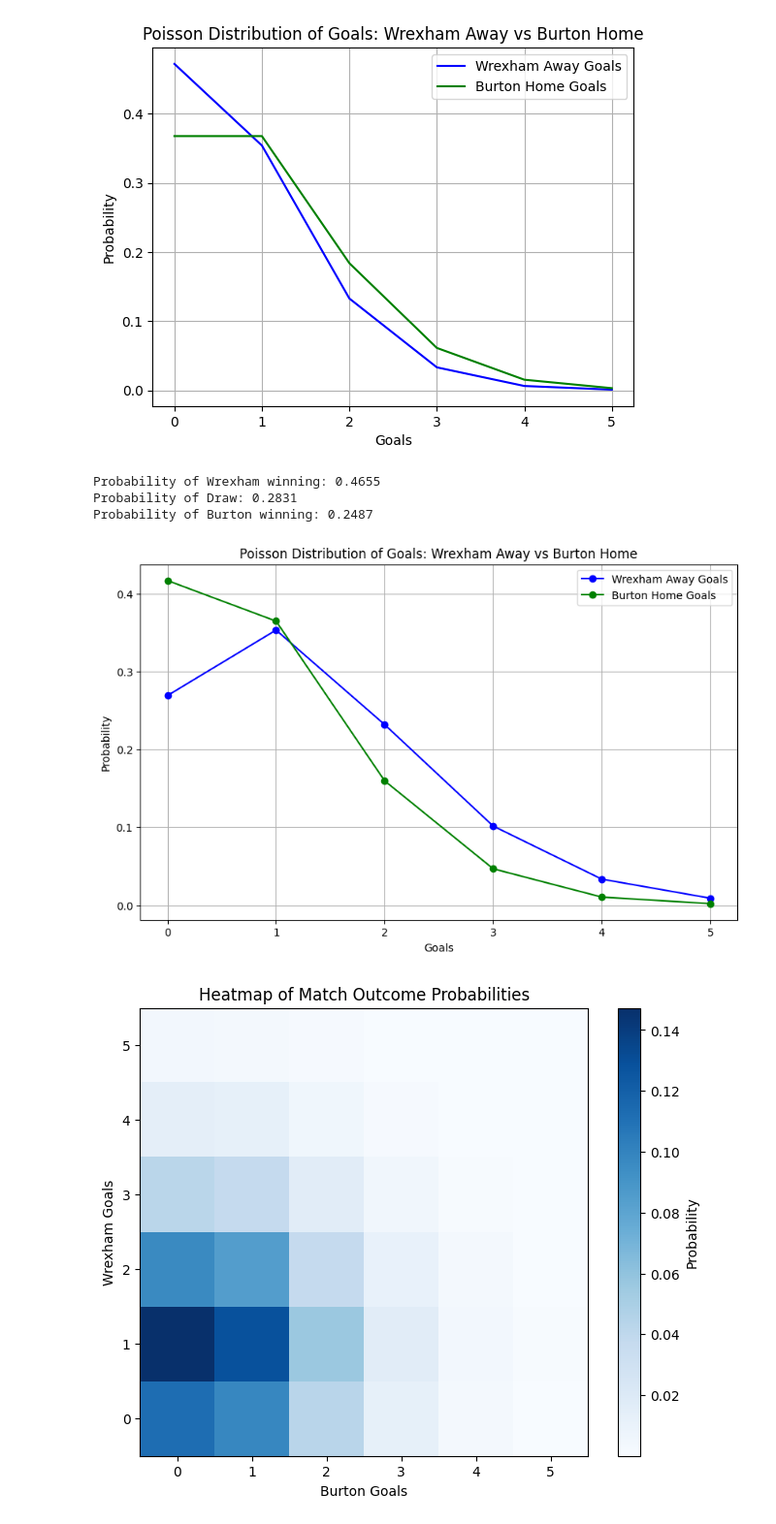
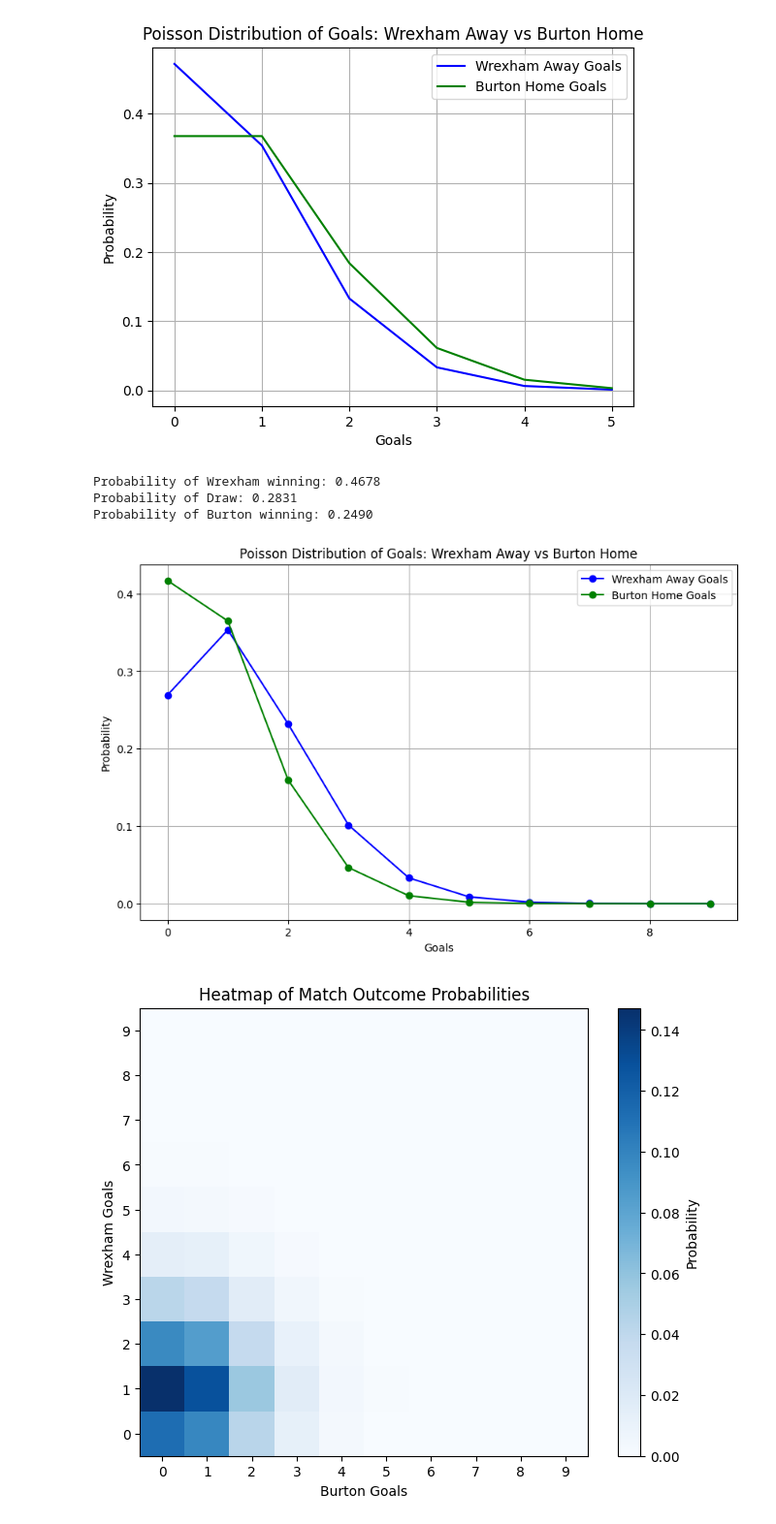
Before and after one commit to flynnjim/sports-modelling, a Jupyter notebook: sports-model.ipynb, the cells around one changed output. Shown at 97% size. Saved outputs shown, nothing was run; the diff lists cells and outputs as text; code cells hidden in the pictures.

```diff
--- a/sports-model.ipynb
+++ b/sports-model.ipynb
@@ -520,7 +520,7 @@ wrexham_expected_goals = wrexham_avg_away_goals * burton_avg_home_conceded
 burton_expected_goals = burton_avg_home_goals * wrexham_avg_away_conceded
 
 # Set the range of possible goals (e.g., 0 to 5)
-goal_range = np.arange(0, 6)
+goal_range = np.arange(0, 10)
 
 # Calculate the Poisson distribution for both Wrexham and Burton using their expected goals
 wrexham_away_probs = poisson.pmf(goal_range, wrexham_expected_goals)
@@ -561,34 +561,35 @@ plt.ylabel("Probability")
 plt.legend()
 plt.grid(True)
 plt.show()
 
+
 # 2. Heatmap of outcome probabilities
 plt.figure(figsize=(8, 6))
 plt.imshow(outcome_probs, cmap="Blues", origin="lower")
 plt.colorbar(label="Probability")
 plt.title("Heatmap of Match Outcome Probabilities")
 plt.xlabel("Burton Goals")
 plt.ylabel("Wrexham Goals")
 plt.xticks(ticks=np.arange(len(goal_range)), labels=goal_range)
 plt.yticks(ticks=np.arange(len(goal_range)), labels=goal_range)
 plt.show()
 
 # 3. Cumulative Probability Distribution for Wrexham and Burton
 wrexham_cumulative_probs = np.cumsum(wrexham_away_probs)
 burton_cumulative_probs = np.cumsum(burton_home_probs)
 
 plt.figure(figsize=(10, 6))
 plt.step(goal_range, wrexham_cumulative_probs, label="Cumulative Wrexham Goals", color='blue', where='mid')
 plt.step(goal_range, burton_cumulative_probs, label="Cumulative Burton Goals", color='green', where='mid')
 plt.title("Cumulative Probability Distribution of Goals")
 plt.xlabel("Goals")
 plt.ylabel("Cumulative Probability")
 plt.legend()
 plt.grid(True)
 plt.show()
 # %% [output]
-Probability of Wrexham winning: 0.4655
+Probability of Wrexham winning: 0.4678
 Probability of Draw: 0.2831
-Probability of Burton winning: 0.2487
+Probability of Burton winning: 0.2490
-[figure, old version]
+[figure, new version]
-[figure, old version]
+[figure, new version]
```
Also changed, not shown: parts of 1 cell of this notebook, 1 other file.
